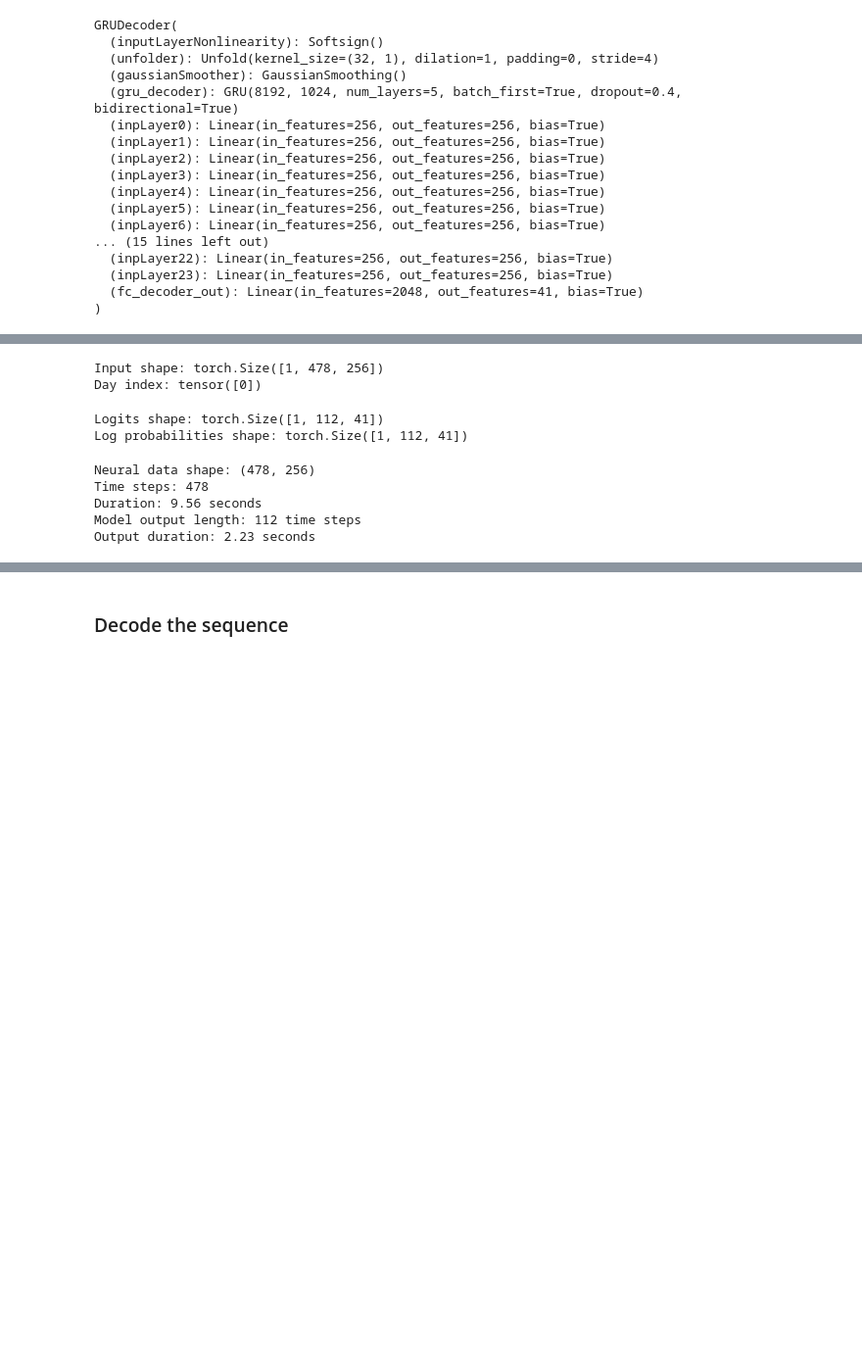
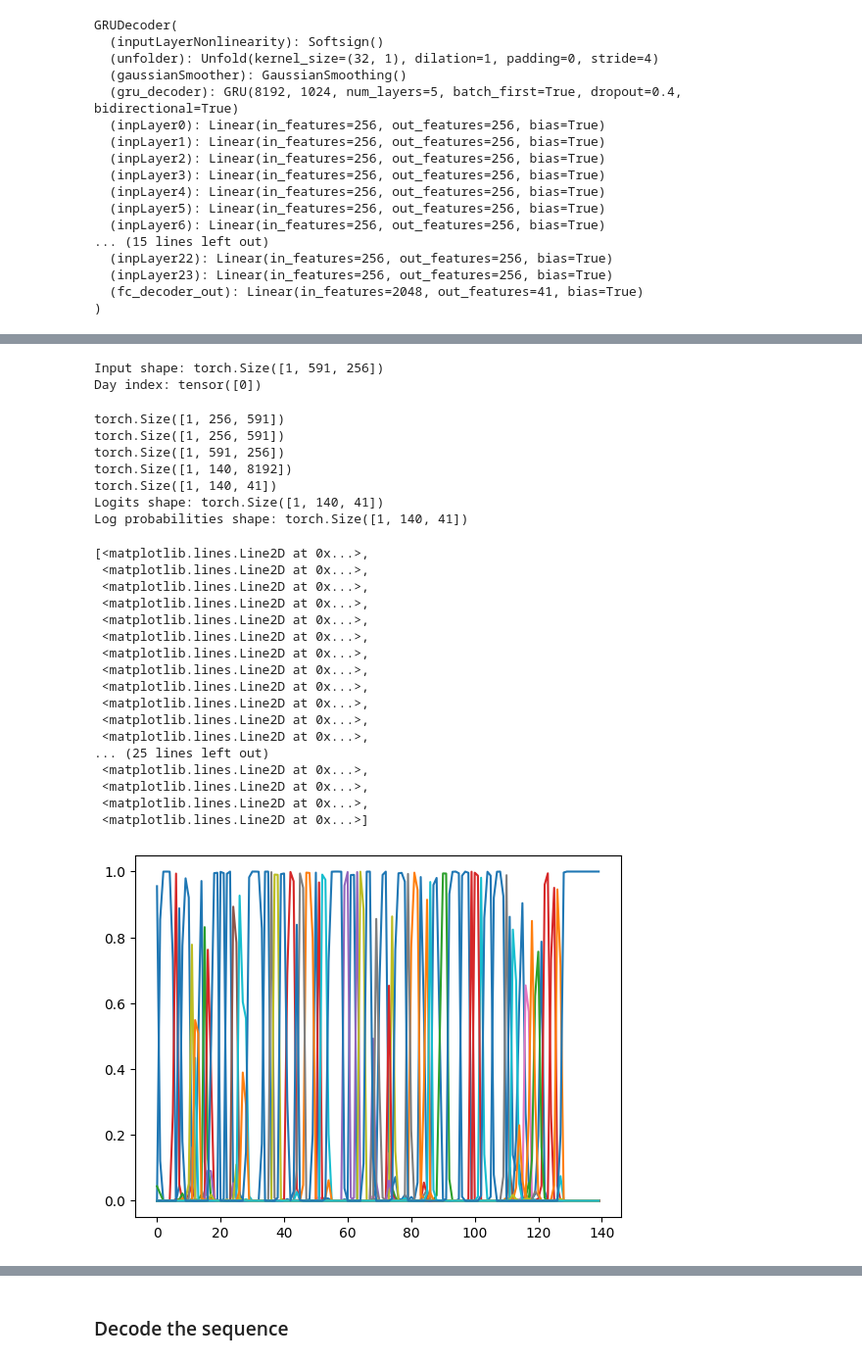
Before and after one commit to danielwang365/neural_seq_decoder, a Jupyter notebook: notebooks/formatCompetitionData.ipynb, the cells around one changed output, grey strips where cells are left out. Shown at 98% size. Cells and saved outputs as stored; diff of their text form; code cells hidden in the pictures; blank space fills up the shorter version.

```diff
--- a/notebooks/formatCompetitionData.ipynb
+++ b/notebooks/formatCompetitionData.ipynb
@@ -233,7 +257,7 @@ GRUDecoder(
 # %%
 import torch
 
-trial_idx = 0  # Choose which sentence to decode
+trial_idx = 10  # Choose which sentence to decode
 neural_data = trainDatasets[0]['sentenceDat'][trial_idx]  # Shape: (time_steps, 256)
 
 # Convert to tensor and add batch dimension
@@ -245,7 +269,7 @@ dayIdx = torch.tensor([0], dtype=torch.int64)  # Day 0 for first training datase
 print(f"Input shape: {X.shape}")
 print(f"Day index: {dayIdx}")
 # %% [output]
-Input shape: torch.Size([1, 478, 256])
+Input shape: torch.Size([1, 591, 256])
 Day index: tensor([0])
 # %%
 with torch.no_grad():  # Disable gradient computation for inference
@@ -258,21 +282,32 @@ with torch.no_grad():  # Disable gradient computation for inference
     print(f"Logits shape: {logits.shape}")  # Should be (batch, seq_len, n_classes+1)
     print(f"Log probabilities shape: {log_probs.shape}")
 # %% [output]
-Logits shape: torch.Size([1, 112, 41])
-Log probabilities shape: torch.Size([1, 112, 41])
+torch.Size([1, 256, 591])
+torch.Size([1, 256, 591])
+torch.Size([1, 591, 256])
+torch.Size([1, 140, 8192])
+torch.Size([1, 140, 41])
+Logits shape: torch.Size([1, 140, 41])
+Log probabilities shape: torch.Size([1, 140, 41])
-# %%
-
-print(f"Neural data shape: {neural_data.shape}")
-print(f"Time steps: {neural_data.shape[0]}")
-print(f"Duration: {neural_data.shape[0] * 0.02:.2f} seconds")
-
-# After model downsampling (strideLen=4, kernelLen=32):
-output_length = (neural_data.shape[0] - 32) / 4
-print(f"Model output length: {output_length:.0f} time steps")
-print(f"Output duration: {output_length * 0.02:.2f} seconds")
-# %% [output]
-Neural data shape: (478, 256)
-Time steps: 478
-Duration: 9.56 seconds
-Model output length: 112 time steps
-Output duration: 2.23 seconds
+# %%
+plt.plot(np.exp(log_probs[0]), label= ["BLANK"] + PHONE_DEF_SIL)
+# plt.legend()
+# %% [output]
+[<matplotlib.lines.Line2D at 0x...>,
+ <matplotlib.lines.Line2D at 0x...>,
+ <matplotlib.lines.Line2D at 0x...>,
+ <matplotlib.lines.Line2D at 0x...>,
+ <matplotlib.lines.Line2D at 0x...>,
+ <matplotlib.lines.Line2D at 0x...>,
+ <matplotlib.lines.Line2D at 0x...>,
+ <matplotlib.lines.Line2D at 0x...>,
+ <matplotlib.lines.Line2D at 0x...>,
+ <matplotlib.lines.Line2D at 0x...>,
+ <matplotlib.lines.Line2D at 0x...>,
+ <matplotlib.lines.Line2D at 0x...>,
+... (25 lines left out)
+ <matplotlib.lines.Line2D at 0x...>,
+ <matplotlib.lines.Line2D at 0x...>,
+ <matplotlib.lines.Line2D at 0x...>,
+ <matplotlib.lines.Line2D at 0x...>]
+[figure, added]
```
Also changed, not shown: parts of 16 cells of this notebook.
